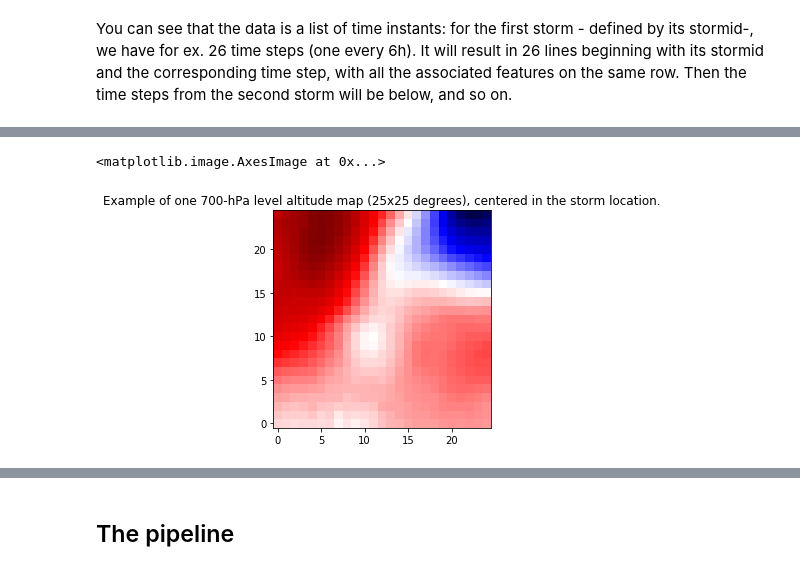
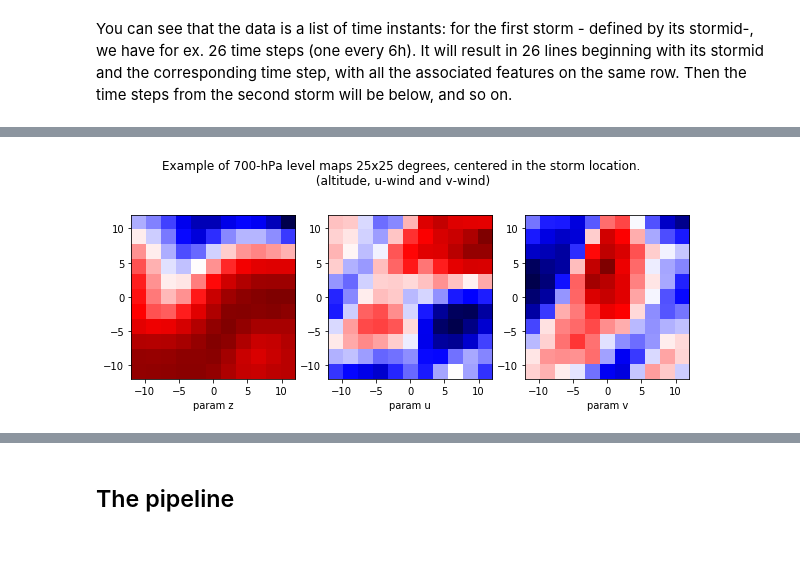
Before and after one commit to ramp-kits/storm_forecast, a Jupyter notebook: storm_forecast_starting_kit.ipynb, the cells around one changed output, grey strips where cells are left out. Cells and saved outputs as stored; diff of their text form; code cells hidden in the pictures.

Commit message:
modifying framework for new set of data

```diff
--- a/storm_forecast_starting_kit.ipynb
+++ b/storm_forecast_starting_kit.ipynb
@@ -157,15 +154,21 @@ data_train_z.head()
+# %%
+import matplotlib.pyplot as plt
+%matplotlib inline
+sample_id=20 # sample number plotted - you can change it to see other storms and other instants
+grid_l=11 # size of all 2D-grids (in pixels)
 # %%
-import matplotlib.pyplot as plt
-%matplotlib inline
-
-grid_l=25
-z_image=np.zeros([grid_l,grid_l])
-for i in range(grid_l):
-     for j in range(grid_l):
-        z_image[i,j]=data_train_z['z_'+str(i)+'_'+str(j)][50]
-
-plt.title('Example of one 700-hPa level altitude map (25x25 degrees), centered in the storm location.')
-plt.imshow(np.array(z_image),interpolation='nearest', origin='lower', cmap='seismic')
+params_25x25=['z','u','v']
+plt.figure(figsize=(10,4))
+for p,param in enumerate(params_25x25):
+    image=np.zeros([grid_l,grid_l])
+    for i in range(grid_l):
+         for j in range(grid_l):
+            image[i,j]=data_train[param+'_'+str(i)+'_'+str(j)][sample_id]
+    plt.subplot(1,3,p+1)
+    plt.imshow(np.array(image),extent=[-12,12,-12,12],
+               interpolation='nearest', origin='lower', cmap='seismic')
+    plt.xlabel('param '+param)
+t=plt.suptitle('Example of 700-hPa level maps 25x25 degrees, centered in the storm location.'
+         +'\n (altitude, u-wind and v-wind)')
 # %% [output]
-<matplotlib.image.AxesImage at 0x...>
-[figure, old version]
+[figure, new version]
```
Also changed, not shown: parts of 25 cells of this notebook, 7 other files.
